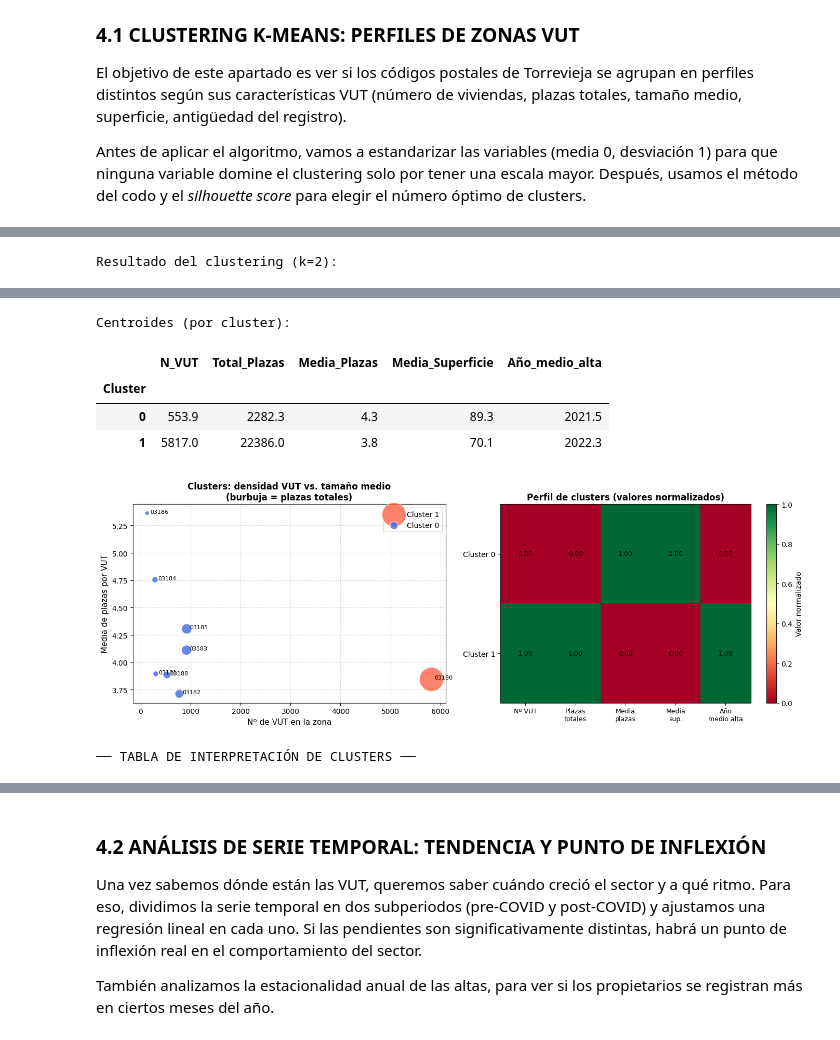
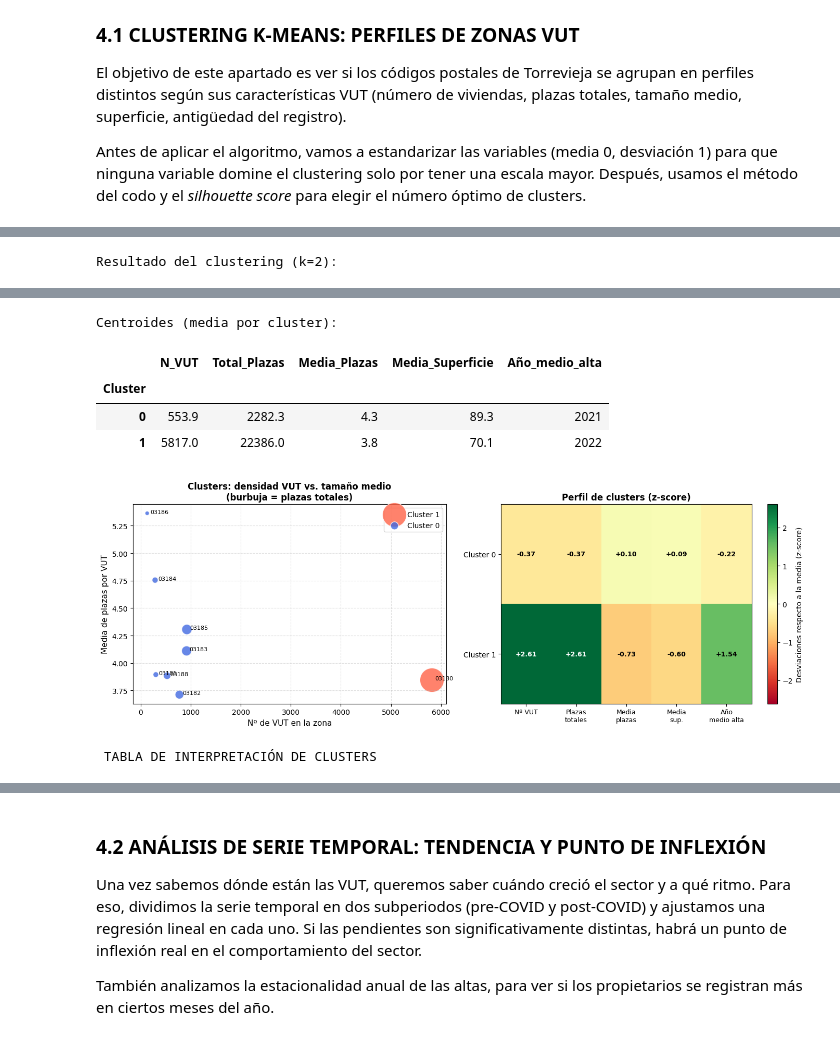
Before and after one commit to MalenaSancho/Turismo-Mineria-Datos, a Jupyter notebook: RETOS/RETO_3.ipynb, the cells around one changed output, grey strips where cells are left out. Drawn from its saved outputs; the diff is of its cells as text; code cells hidden in the pictures.

```diff
--- a/RETOS/RETO_3.ipynb
+++ b/RETOS/RETO_3.ipynb
@@ -72,8 +72,7 @@ Este archivo lo obtenemos del *Registro de Turisme de la Comunitat Valenciana*.
 Antes de limpiar nada, miramos qué tenemos: dimensiones, tipos de columnas, nulos, y la distribución por código postal.
 # %%
 # cargamos el registro oficial de VUT
-ruta_vut = r'C:\Users\itsas\OneDrive - UNIVERSIDAD ALICANTE\Escritorio\MASTER\ASIGNATURAS\2CUATRI\MINERÍA DE DATOS\Grupal\Practica3\3RETO\datasets\obtenerDocumentoSForms.csv'
-df_vut = pd.read_csv(ruta_vut, sep=';', encoding='utf-8', on_bad_lines='skip')
+df_vut = pd.read_csv('../DATASETS/RETO 3/DATASETS ORIGINALES/obtenerDocumentoSForms.csv', encoding="utf-8", sep=";", on_bad_lines='skip')
 
 # miramos qué tiene el dataset
 print("EDA - REGISTRO VUT (obtenerDocumentoSForms.csv)")
@@ -282,11 +283,8 @@ Los números vienen en formato europeo (punto como separador de miles, coma como
 #### 3. Limpieza y transformación
 # %%
 # cargamos los dos archivos del INE
-ruta_plazas = r'C:\Users\itsas\OneDrive - UNIVERSIDAD ALICANTE\Escritorio\MASTER\ASIGNATURAS\2CUATRI\MINERÍA DE DATOS\Grupal\Practica3\3RETO\datasets\viviendas_turisticas_plazas_y_plazas_por_vivienda_turistica.csv'
-ruta_pct    = r'C:\Users\itsas\OneDrive - UNIVERSIDAD ALICANTE\Escritorio\MASTER\ASIGNATURAS\2CUATRI\MINERÍA DE DATOS\Grupal\Practica3\3RETO\datasets\porcentaje_viviendas_turisticas_sobre_el_total_de_viviendas_censadas.csv'
-
-df_plazas = pd.read_csv(ruta_plazas, sep=';', encoding='latin-1')
-df_pct    = pd.read_csv(ruta_pct, sep=';', encoding='latin-1')
+df_plazas = pd.read_csv('../DATASETS/RETO 3/DATASETS ORIGINALES/viviendas_turisticas_plazas_y_plazas_por_vivienda_turistica.csv', encoding="latin-1", sep=";")
+df_pct = pd.read_csv('C:/Users/itsas/OneDrive - UNIVERSIDAD ALICANTE/Escritorio/MASTER/ASIGNATURAS/2CUATRI/MINERÍA DE DATOS/Grupal/Practica3git/Turismo-Mineria-Datos/DATASETS/RETO 3/DATASETS ORIGINALES/porcentaje_viviendas_turisticas_sobre_el_total_de_viviendas_censadas.csv', encoding="latin-1", sep=";")
 
 print("EDA - plazas viviendas turísticas (INE)")
 display(df_plazas.head())
@@ -409,8 +416,8 @@ Esta fuente es importante para saber sobre qué base de viviendas totales operan
 #### 3. Limpieza y transformación
 # %%
 # cargamos los datos censales del parque de viviendas
-ruta_censo = r'C:\Users\itsas\OneDrive - UNIVERSIDAD ALICANTE\Escritorio\MASTER\ASIGNATURAS\2CUATRI\MINERÍA DE DATOS\Grupal\Practica3\3RETO\datasets\evolucion_viviendas_2001_2021.csv'
-df_censo = pd.read_csv(ruta_censo, sep=';')
+df_censo = pd.read_csv('../DATASETS/RETO 3/DATASETS ORIGINALES/evolucion_viviendas_2001_2021.csv', sep=";")
+
 
 print("EDA – evolucion_viviendas_2001_2021.csv")
 print(f"Dimensiones: {df_censo.shape}")
@@ -1013,15 +1043,21 @@ Si observamos las gráficas, el codo nos indica dónde deja de merecer la pena a
 # %%
 # ajustamos k-means con el k óptimo
 km_final = KMeans(n_clusters=k_optimo, random_state=42, n_init=10)
+
 df_geo_cluster.loc[idx_valido, 'Cluster'] = km_final.fit_predict(X_scaled)
 df_geo_cluster['Cluster'] = df_geo_cluster['Cluster'].astype('Int64')
 
 print(f"Resultado del clustering (k={k_optimo}):")
-display(df_geo_cluster[['CP', 'Zona', 'N_VUT', 'Total_Plazas', 'Media_Plazas',
-                         'Media_Superficie', 'Año_medio_alta', 'Cluster']].sort_values('Cluster'))
+cluster = df_geo_cluster[['CP', 'Zona', 'N_VUT', 'Total_Plazas', 'Media_Plazas',
+                              'Media_Superficie', 'Año_medio_alta', 'Cluster']].copy()
+cluster = cluster.round(1)
+cluster['Año_medio_alta'] = cluster['Año_medio_alta'].round(0).astype(int)
+display(cluster.sort_values('Cluster'))
 
-print("\nCentroides (por cluster):")
+# centroides de cada cluster
+print("\nCentroides (media por cluster):")
 centroides = df_geo_cluster.groupby('Cluster')[features].mean().round(1)
+centroides['Año_medio_alta'] = centroides['Año_medio_alta'].astype(int)
 display(centroides)
 
 # visualización de clustering
@@ -1045,23 +1081,36 @@ ax.set_title('Clusters: densidad VUT vs. tamaño medio\n(burbuja = plazas totale
 ax.legend(fontsize=10)
 ax.grid(linestyle='--', alpha=0.4)
 
-# heatmap de centroides normalizado
+# mapa de calor de centroides en espacio z-core
 ax2 = axes[1]
-centroides_norm = (centroides - centroides.min()) / (centroides.max() - centroides.min())
-im = ax2.imshow(centroides_norm.values, cmap='RdYlGn', aspect='auto', vmin=0, vmax=1)
+#centroides_norm = (centroides - centroides.min()) / (centroides.max() - centroides.min())
+###
+centers_z = pd.DataFrame(
+    km_final.cluster_centers_,
+    columns=features,
+    index=[f'Cluster {i}' for i in range(k_optimo)]
+)
+vmax = max(abs(centers_z.values.min()), abs(centers_z.values.max()))
+###
+#im = ax2.imshow(centroides_norm.values, cmap='RdYlGn', aspect='auto', vmin=0, vmax=1)
+im = ax2.imshow(centers_z.values, cmap='RdYlGn', aspect='auto', vmin=-vmax, vmax=vmax)
+
 ax2.set_xticks(range(len(features)))
 ax2.set_xticklabels(['Nº VUT', 'Plazas\ntotales', 'Media\nplazas', 'Media\nsup.', 'Año\nmedio alta'], fontsize=9)
 ax2.set_yticks(range(k_optimo))
 ax2.set_yticklabels([f'Cluster {c}' for c in range(k_optimo)], fontsize=10)
-ax2.set_title('Perfil de clusters (valores normalizados)', fontsize=12, fontweight='bold')
+ax2.set_title('Perfil de clusters (z-score)', fontsize=12, fontweight='bold')
 for i in range(k_optimo):
     for j in range(len(features)):
-        ax2.text(j, i, f"{centroides_norm.values[i,j]:.2f}", ha='center', va='center', fontsize=9)
-plt.colorbar(im, ax=ax2, label='Valor normalizado')
+        val = centers_z.values[i, j]
+        ax2.text(j, i, f"{val:+.2f}", ha='center', va='center',
+                 fontsize=9, fontweight='bold',
+                 color='black' if abs(val) < vmax * 0.6 else 'white')
+plt.colorbar(im, ax=ax2, label='Desviaciones respecto a la media (z-score)')
 plt.tight_layout()
 plt.show()
 
-# tabla resumen de cada cluster: zonas que incluye y descripción del perfil
+# tabla con resumen de cada cluster: zonas que incluye y descripción del perfil
 print("\n TABLA DE INTERPRETACIÓN DE CLUSTERS")
 stock_por_cluster = df_geo_cluster.groupby('Cluster')['N_VUT'].sum()
 plazas_por_cluster = df_geo_cluster.groupby('Cluster')['Media_Plazas'].mean()
@@ -1074,7 +1123,7 @@ for c in sorted(df_geo_cluster['Cluster'].dropna().unique()):
     n_vut = int(stock_por_cluster[c])
     m_plazas = round(plazas_por_cluster[c], 1)
     m_sup = round(sub['Media_Superficie'].mean(), 1)
-    año_med = round(año_por_cluster[c], 0)
+    año_med = int(round(año_por_cluster[c], 0))
 
     if n_vut == stock_por_cluster.max():
         perfil = "Alta densidad – muchas VUT pequeñas, registro más antiguo"
@@ -1111,9 +1160,9 @@ Resultado del clustering (k=2):
-Centroides (por cluster):
+Centroides (media por cluster):
 |  | N_VUT | Total_Plazas | Media_Plazas | Media_Superficie | Año_medio_alta |
 | Cluster |  |  |  |  |  |
-| 0 | 553.9 | 2282.3 | 4.3 | 89.3 | 2021.5 |
-| 1 | 5817.0 | 22386.0 | 3.8 | 70.1 | 2022.3 |
+| 0 | 553.9 | 2282.3 | 4.3 | 89.3 | 2021 |
+| 1 | 5817.0 | 22386.0 | 3.8 | 70.1 | 2022 |
-[figure, old version]
+[figure, new version]
-── TABLA DE INTERPRETACIÓN DE CLUSTERS ──
+ TABLA DE INTERPRETACIÓN DE CLUSTERS
 |  | Zonas (CP) | Nº VUT total | Media plazas | Media sup. (m²) | Año medio alta | Perfil |
 | Cluster |  |  |  |  |  |  |
```
Also changed, not shown: parts of 25 cells of this notebook, 14 other files.
